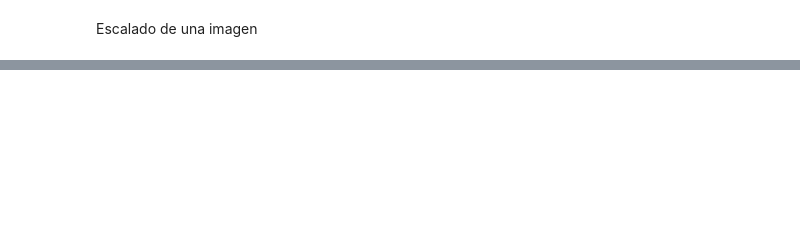
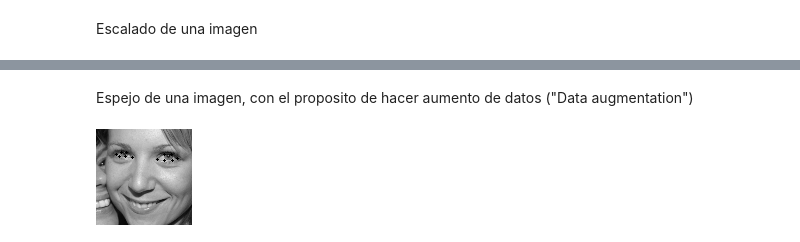
Before and after one commit to jacr2006/drowsiness-detection, a Jupyter notebook: data_processing.ipynb, the cells around one changed output, grey strips where cells are left out. Cells and saved outputs as stored; diff of their text form; code cells hidden in the pictures; blank space fills up the shorter version.

```diff
--- a/data_processing.ipynb
+++ b/data_processing.ipynb
@@ -101,3 +100,38 @@ cv2_imshow(grayImg)# despliegue de la imagen escalada y en escala de grises
+# %% [markdown]
+Espejo de una imagen, con el proposito de hacer aumento de datos ("Data augmentation")
+# %%
+img=cv2.imread( PATH_DRIVE + PATH_DATASET + pathImg )
+cropImg = img[top:top+height, left:left+width]# recorte de la imagen al tamaño de la region de interes (ROI)
+
+xcrop=[]
+ycrop=[]
+#for i in range(68):# escalado de las marcas faciales a la ROI
+for i in range(12):# escalado de las marcas faciales a la ROI
+  xcrop.append( x[i]-left )
+  ycrop.append( y[i]-top )
+
+mcrop=list(zip(xcrop,ycrop))
+
+rezImg = cv2.resize( cropImg, ( IMG_WIDTH, IMG_HEIGHT ) )# escalado de la imagen usando opencv
+grayImg = cv2.cvtColor(rezImg, cv2.COLOR_BGR2GRAY)# conversion de RGB a escala de grises con opencv.
+flipImg = cv2.flip(grayImg,1 )# espejo de la imagen
+
+xrez=[]
+yrez=[]
+#for i in range(68):# escalado de las marcas faciales en la misma proporcion de la imagen
+for i in range(12):# escalado de las marcas faciales en la misma proporcion de la imagen
+  xrez.append( IMG_WIDTH-int(xcrop[i]*IMG_WIDTH/cropImg.shape[0]) )#espejo de las marcas faciales
+  yrez.append( int(ycrop[i]*IMG_HEIGHT/cropImg.shape[1]) )
+  #print(str(xrez[i])+'-'+str(yrez[i]) )
+
+marks=zip(xrez,yrez)
+
+for (i, j) in marks:
+  cv2.circle(flipImg, (i,j), 1, (0, 255, 0), -1)
+
+cv2_imshow(flipImg)# despliegue de la imagen escalada y en escala de grises
+# %% [output]
+[figure, added]
 # %%
 LEN=0
 for i in dict['dataset']['images']['image']:
```
Also changed, not shown: parts of 15 cells of this notebook.
